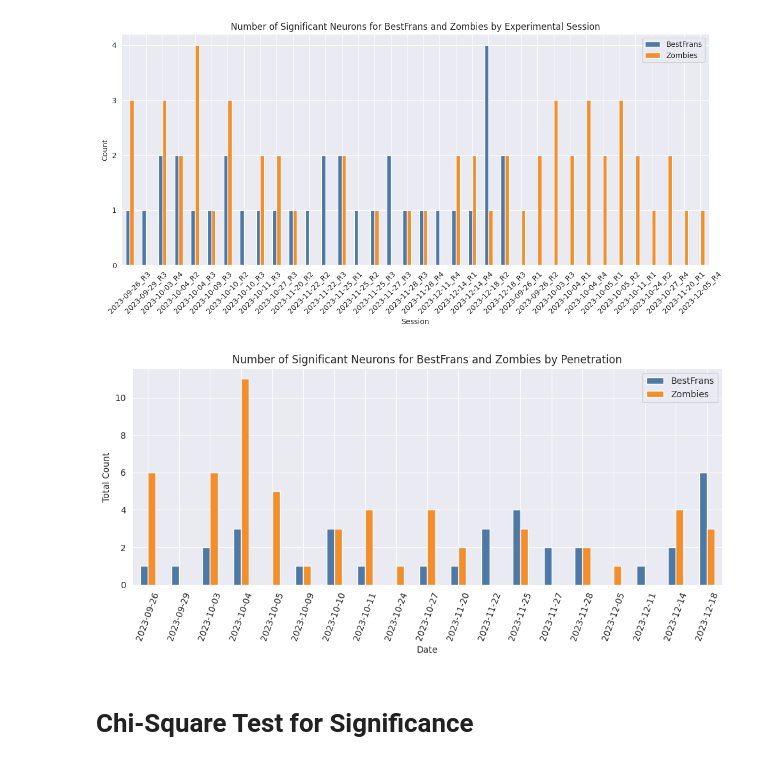
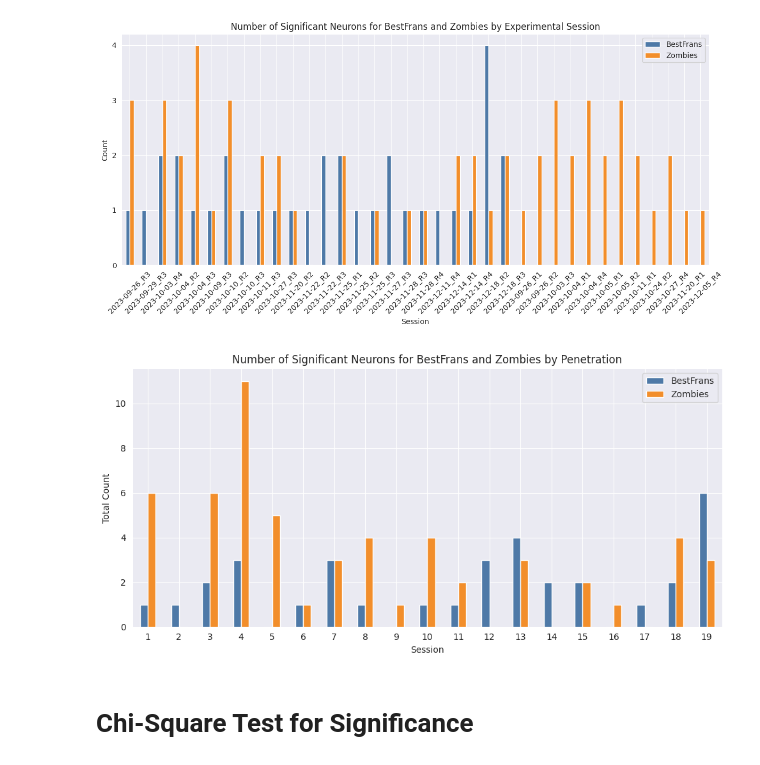
Before and after one commit to EdConnorLab/Julie, a Jupyter notebook: notebooks/cell_count.ipynb, the cells around one changed output. Drawn from its saved outputs; the diff is of its cells as text; code cells hidden in the pictures.

```diff
--- a/notebooks/cell_count.ipynb
+++ b/notebooks/cell_count.ipynb
@@ -43,0 +46,5 @@ print(uncertain_neuron_count)
+# %%
+with open('/home/connorlab/Documents/GitHub/Julie/Cortana/Ed and ANOVA/used_for_R01/bestfrans_neuron_list_with_location.csv', 'r') as f:
+    bf_cells_with_loc = [line.strip() for line in f]
+with open('/home/connorlab/Documents/GitHub/Julie/Cortana/Ed and ANOVA/used_for_R01/zombies_neuron_list_with_location.csv', 'r') as f:
+    zom_cells_with_loc = [line.strip() for line in f]
@@ -152,20 +210,27 @@ plt.show()
 # %%
 # Date 기준으로 합산
 df_grouped = round_count_merged.groupby('Date')[['BestFrans', 'Zombies']].sum().reset_index()
 df_grouped[['BestFrans', 'Zombies']] = df_grouped[['BestFrans', 'Zombies']].astype(int)
-df_grouped.set_index('Date').plot(
+# df_grouped.set_index('Date').plot(
+#     kind='bar',
+#     figsize=(10, 5),
+#     color=['#4e79a7', '#f28e2b']  # BestFrans, Zombies
+# )
+df_grouped['Session'] = list(range(1, len(df_grouped) + 1))
+
+df_grouped.set_index('Session')[['BestFrans', 'Zombies']].plot(
     kind='bar',
     figsize=(10, 5),
-    color=['#4e79a7', '#f28e2b']  # BestFrans, Zombies
+    color=['#4e79a7', '#f28e2b']
 )
 
 plt.ylabel('Total Count')
 plt.title('Number of Significant Neurons for BestFrans and Zombies by Penetration')
-plt.xticks(rotation=70)
+plt.xticks(rotation=0)
 plt.tight_layout()
 plt.show()
 # %% [output]
-[figure, old version]
+[figure, new version]
 # %% [markdown]
 # Chi-Square Test for Significance
 # %% [markdown]
```
Also changed, not shown: parts of 9 cells of this notebook.
